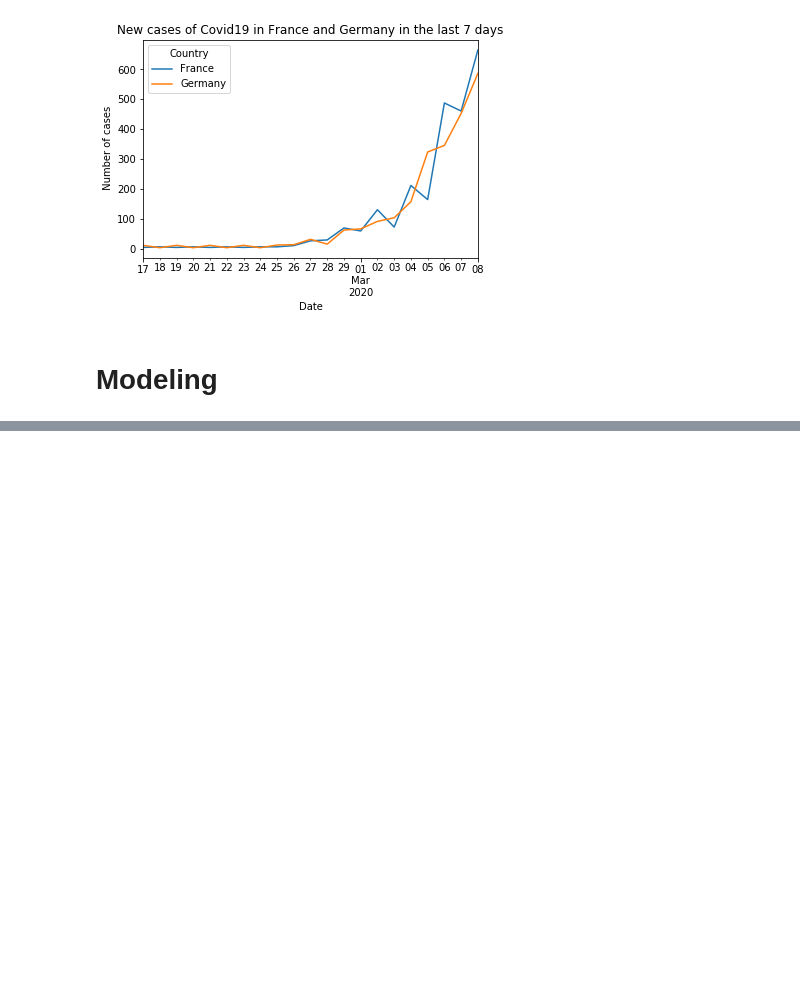
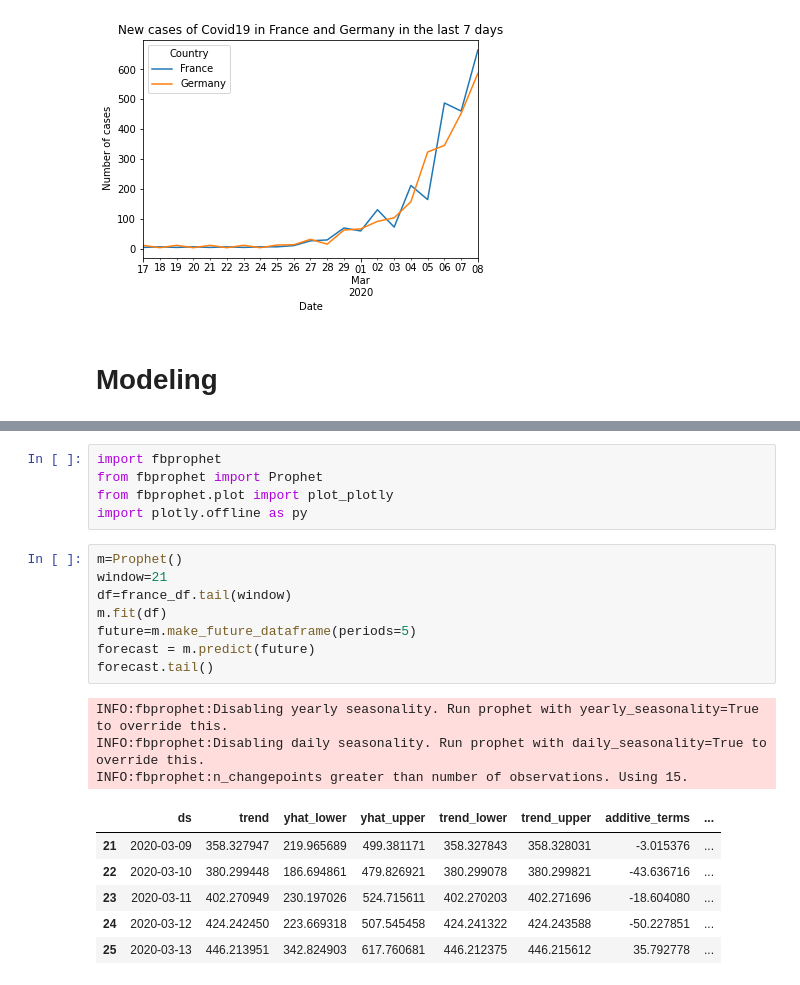
Before and after one commit to VianneyMI/Coronavirus_Pred, a Jupyter notebook: covid19_prediction.ipynb, the cells around one changed output, grey strips where cells are left out. Saved outputs shown, nothing was run; the diff lists cells and outputs as text; blank space fills up the shorter version.

```diff
--- a/covid19_prediction.ipynb
+++ b/covid19_prediction.ipynb
@@ -243,0 +264,23 @@ LinearRegression(copy_X=True, fit_intercept=True, n_jobs=None, normalize=False)
+# %%
+import fbprophet
+from fbprophet import Prophet
+from fbprophet.plot import plot_plotly
+import plotly.offline as py
+# %%
+m=Prophet()
+window=21
+df=france_df.tail(window)
+m.fit(df)
+future=m.make_future_dataframe(periods=5)
+forecast = m.predict(future)
+forecast.tail()
+# %% [output]
+INFO:fbprophet:Disabling yearly seasonality. Run prophet with yearly_seasonality=True to override this.
+INFO:fbprophet:Disabling daily seasonality. Run prophet with daily_seasonality=True to override this.
+INFO:fbprophet:n_changepoints greater than number of observations. Using 15.
+|  | ds | trend | yhat_lower | yhat_upper | trend_lower | trend_upper | additive_terms | ... |
+| 21 | 2020-03-09 | 358.327947 | 219.965689 | 499.381171 | 358.327843 | 358.328031 | -3.015376 | ... |
+| 22 | 2020-03-10 | 380.299448 | 186.694861 | 479.826921 | 380.299078 | 380.299821 | -43.636716 | ... |
+| 23 | 2020-03-11 | 402.270949 | 230.197026 | 524.715611 | 402.270203 | 402.271696 | -18.604080 | ... |
+| 24 | 2020-03-12 | 424.242450 | 223.669318 | 507.545458 | 424.241322 | 424.243588 | -50.227851 | ... |
+| 25 | 2020-03-13 | 446.213951 | 342.824903 | 617.760681 | 446.212375 | 446.215612 | 35.792778 | ... |
```
Also changed, not shown: parts of 8 cells of this notebook.
